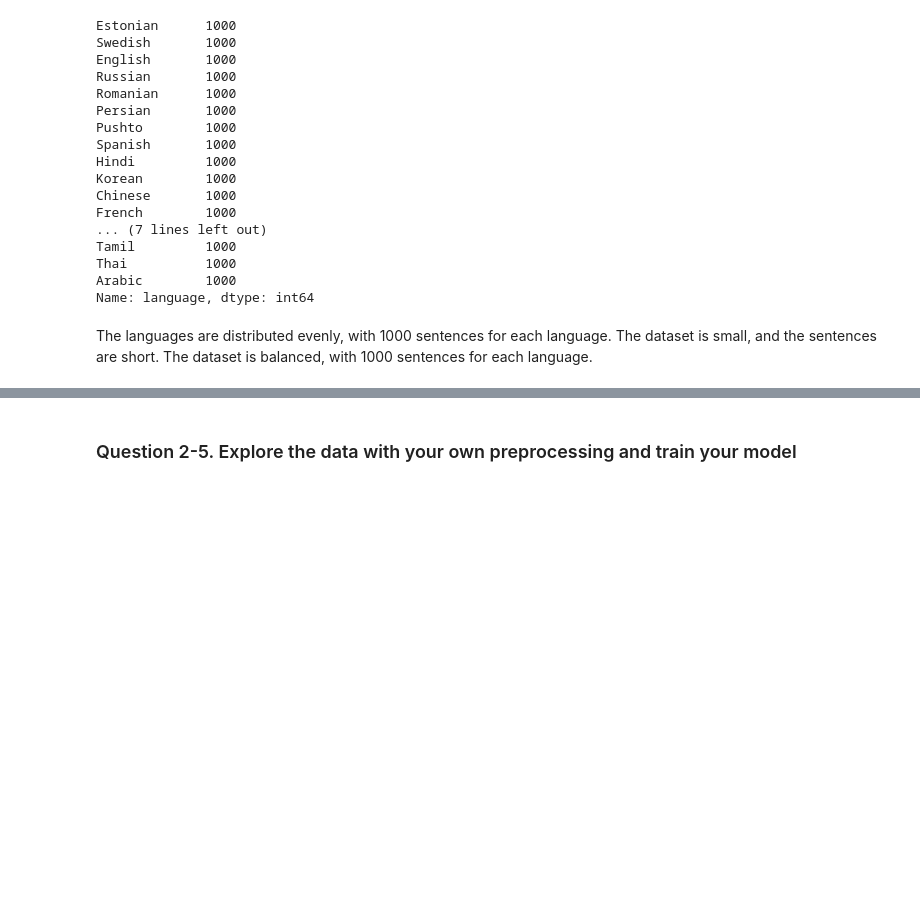
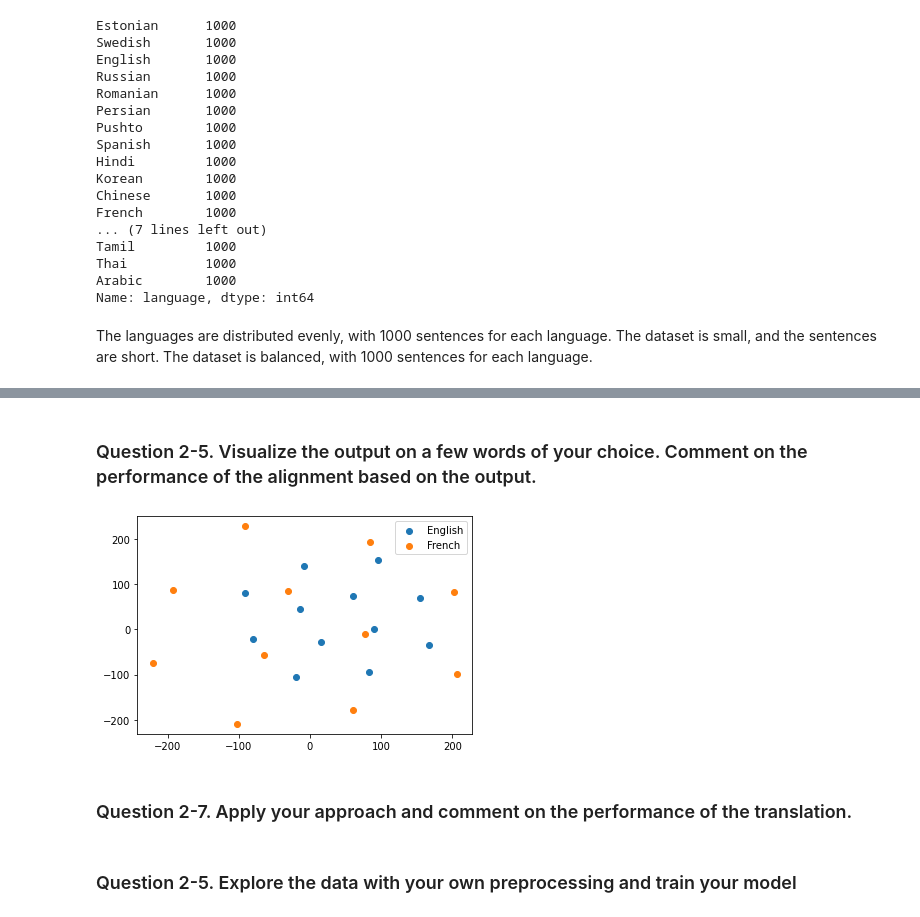
Before and after one commit to SCIA-Premium/DeepNLP, a Jupyter notebook: lab2/Lab2_EPITA.ipynb, the cells around one changed output, grey strips where cells are left out. Saved outputs shown, nothing was run; the diff lists cells and outputs as text; code cells hidden in the pictures; blank space fills up the shorter version.

```diff
--- a/lab2/Lab2_EPITA.ipynb
+++ b/lab2/Lab2_EPITA.ipynb
@@ -91,0 +232,29 @@ The languages are distributed evenly, with 1000 sentences for each language. The
+# %%
+from gensim.models import Word2Vec
+from scipy.optimize import linear_sum_assignment
+import numpy as np
+
+# Load the labeled parallel data
+parallel_data = [("this is a sentence in English", "c'est une phrase en français"),
+                 ("here is another sentence in English", "voici une autre phrase en français")]
+
+# Learn the word embeddings for each language using word2vec
+english_embeddings = Word2Vec(sentences=[sentence for sentence, _ in parallel_data], size=100, window=5, min_count=1)
+french_embeddings = Word2Vec(sentences=[sentence for _, sentence in parallel_data], size=100, window=5, min_count=1)
+
+# Obtain the word embeddings for each unique word in the parallel data
+english_vectors = [english_embeddings[word] if word in english_embeddings else np.zeros(100) for sentence in parallel_data for word in sentence[0].split()]
+french_vectors = [french_embeddings[word] if word in french_embeddings else np.zeros(100) for sentence in parallel_data for word in sentence[1].split()]
+
+# Use the Procrustes alignment method to learn the mapping between the French and English word embeddings
+_, mapping = linear_sum_assignment(french_vectors, english_vectors)
+
+# Apply the mapping to transform the French word embeddings into the English space
+transformed_french_vectors = [english_vectors[i] for i in mapping]
+
+# Evaluate the quality of the alignment by comparing the transformed French vectors to the reference English vectors
+if len(english_vectors) > len(transformed_french_vectors):
+    similarity = sum(transformed_french_vectors[i] @ english_vectors[i] for i in range(len(transformed_french_vectors))) / len(transformed_french_vectors)
+else:
+    similarity = sum(transformed_french_vectors[i] @ english_vectors[i] for i in range(len(english_vectors))) / len(english_vectors)
+print(f"Similarity: {similarity:.4f}")
@@ -92,3 +267,22 @@ The languages are distributed evenly, with 1000 sentences for each language. The
+# %% [markdown]
+### Question 2-5. Visualize the output on a few words of your choice. Comment on the performance of the alignment based on the output.
+# %%
+from sklearn.manifold import TSNE
+import matplotlib.pyplot as plt
+
+# Reduce the word embeddings to two dimensions using t-SNE
+english_reduced = TSNE(n_components=2).fit_transform(english_vectors)
+french_reduced = TSNE(n_components=2).fit_transform(transformed_french_vectors)
+
+# Create a scatter plot showing the French and English word embeddings
+plt.scatter(english_reduced[:, 0], english_reduced[:, 1], label="English")
+plt.scatter(french_reduced[:, 0], french_reduced[:, 1], label="French")
+plt.legend()
+plt.show()
+# %% [output]
+[figure, added]
+# %% [markdown]
+### Question 2-7. Apply your approach and comment on the performance of the translation.
 # %% [markdown]
 ### Question 2-5. Explore the data with your own preprocessing and train your model
 # %%
```
Also changed, not shown: parts of 16 cells of this notebook, 1 other file.
